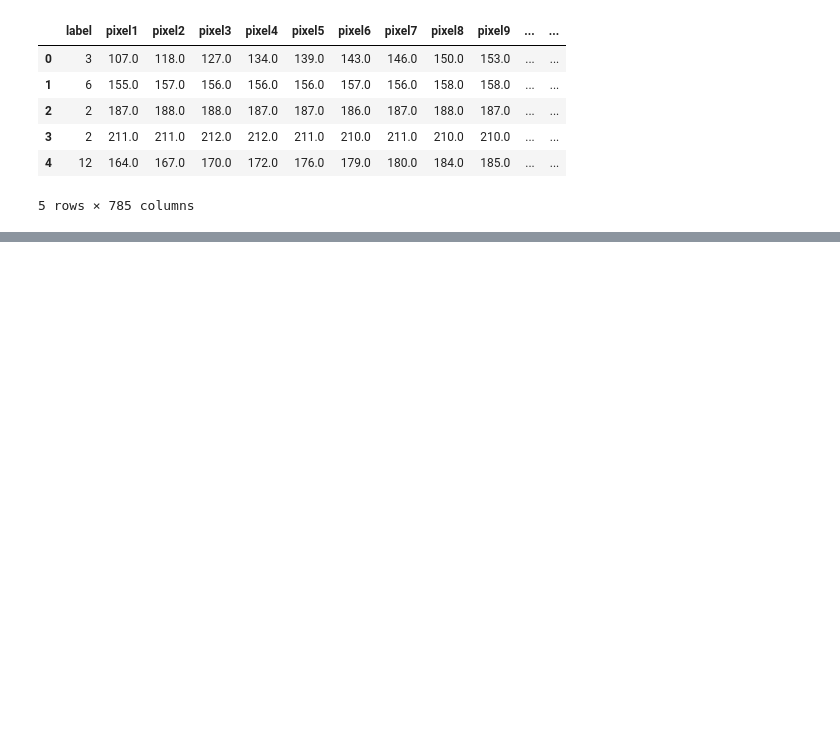
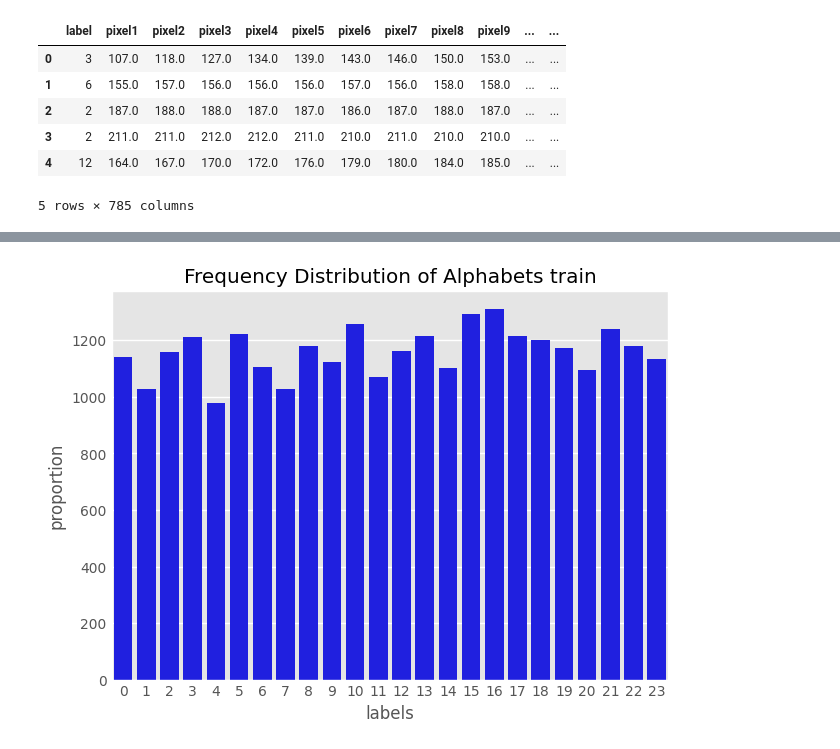
Before and after one commit to JamesMbeti/KSL-FINGERSPELLING-RECOGNITION, a Jupyter notebook: CNN2.ipynb, the cells around one changed output, grey strips where cells are left out. Cells and saved outputs as stored; diff of their text form; code cells hidden in the pictures; blank space fills up the shorter version.

```diff
--- a/CNN2.ipynb
+++ b/CNN2.ipynb
@@ -155,0 +227,13 @@ train.head()
+# %%
+
+# Distribution of the labels column train dataset
+def check_distribution(data, col, name):
+  sns.countplot(data=data, x=col, color="blue")
+  plt.xlabel('labels')
+  plt.ylabel('proportion')
+  plt.title(f"Frequency Distribution of Alphabets {(name)}")
+  plt.show();
+
+check_distribution(train, 'label', "train")
+# %% [output]
+[figure, added]
```
Also changed, not shown: parts of 17 cells of this notebook.
